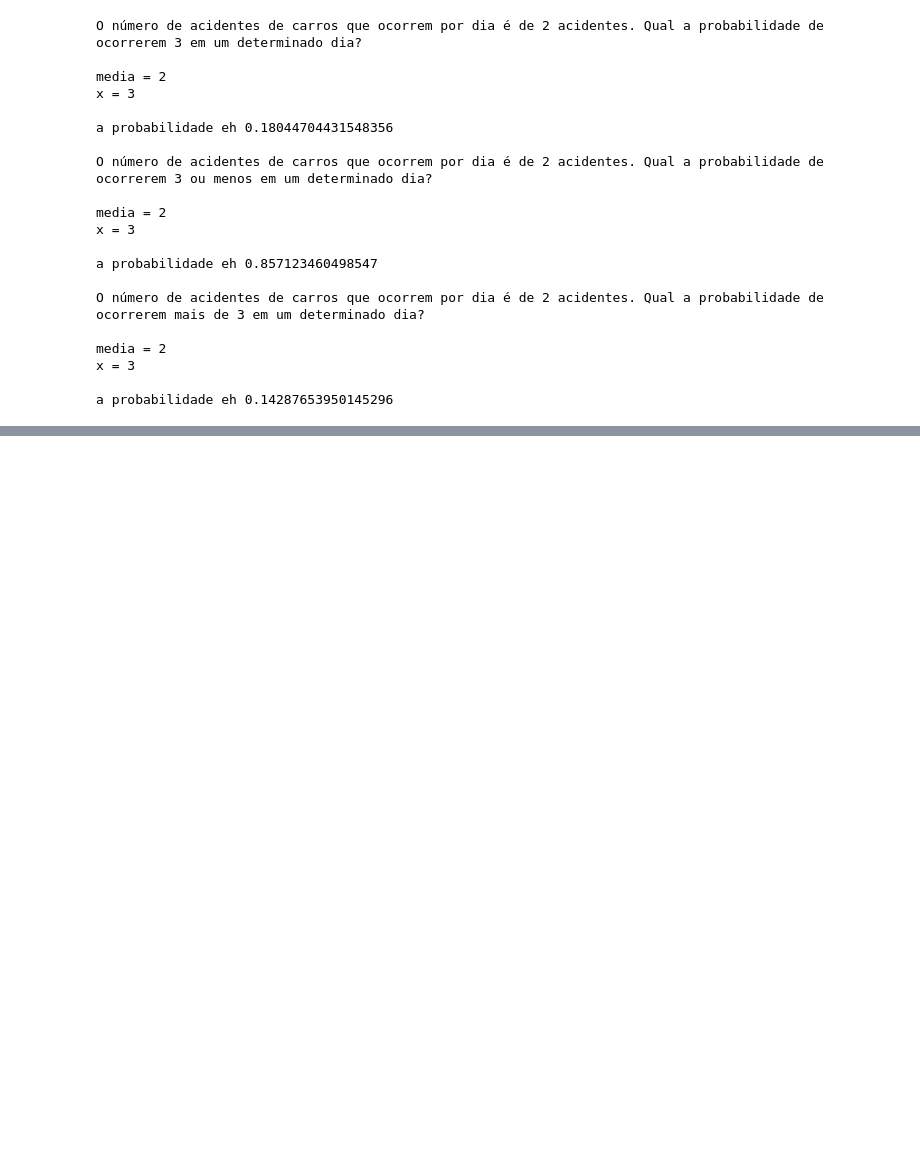
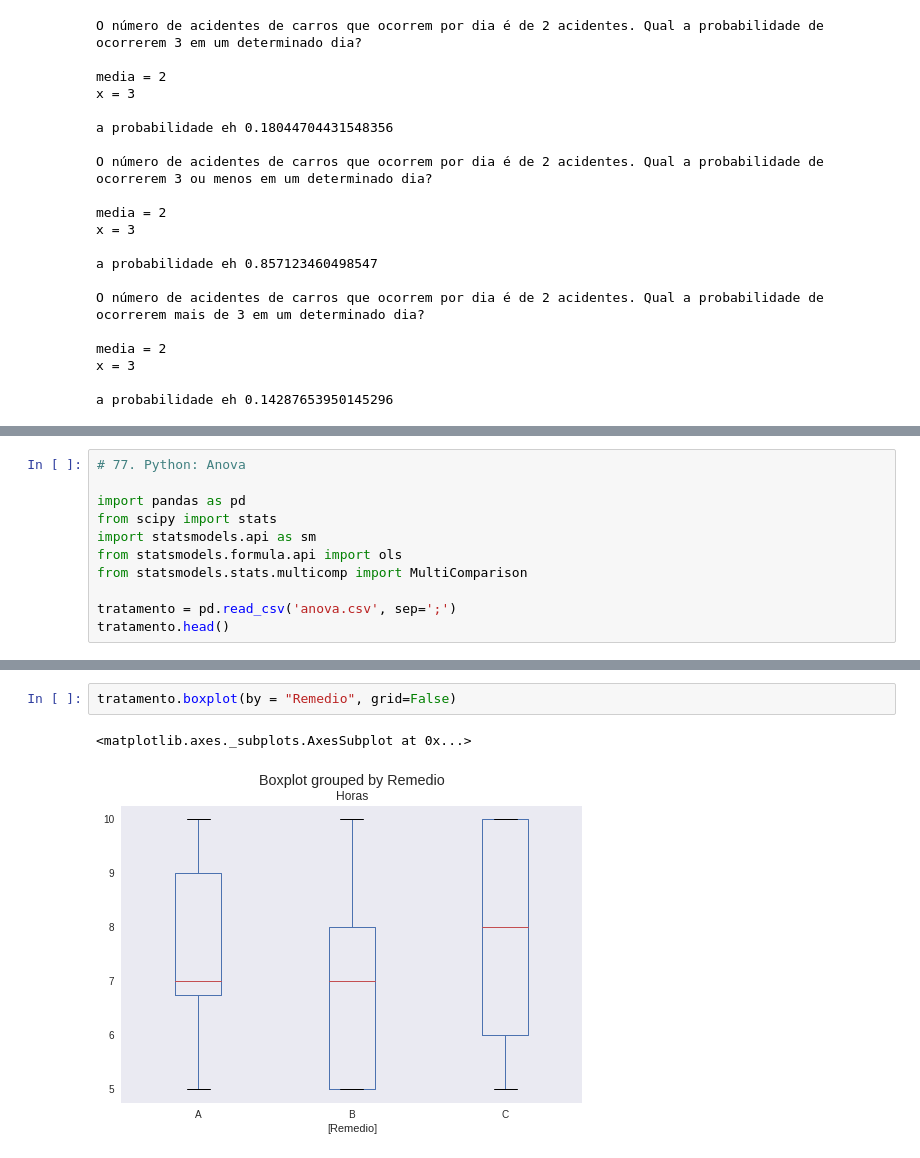
Before and after one commit to ronivaldo/udemy-curso-cientista_dados, a Jupyter notebook: 03_Estatistica_III.ipynb, the cells around one changed output, grey strips where cells are left out. Cells and saved outputs as stored; diff of their text form; blank space fills up the shorter version.

```diff
--- a/03_Estatistica_III.ipynb
+++ b/03_Estatistica_III.ipynb
@@ -208,0 +372,11 @@ a probabilidade eh 0.14287653950145296
+# %%
+# 77. Python: Anova
+
+import pandas as pd
+from scipy import stats
+import statsmodels.api as sm
+from statsmodels.formula.api import ols
+from statsmodels.stats.multicomp import MultiComparison
+
+tratamento = pd.read_csv('anova.csv', sep=';')
+tratamento.head()
@@ -208,0 +390,5 @@ a probabilidade eh 0.14287653950145296
+# %%
+tratamento.boxplot(by = "Remedio", grid=False)
+# %% [output]
+<matplotlib.axes._subplots.AxesSubplot at 0x...>
+[figure, added]
```
Also changed, not shown: parts of 21 cells of this notebook.
